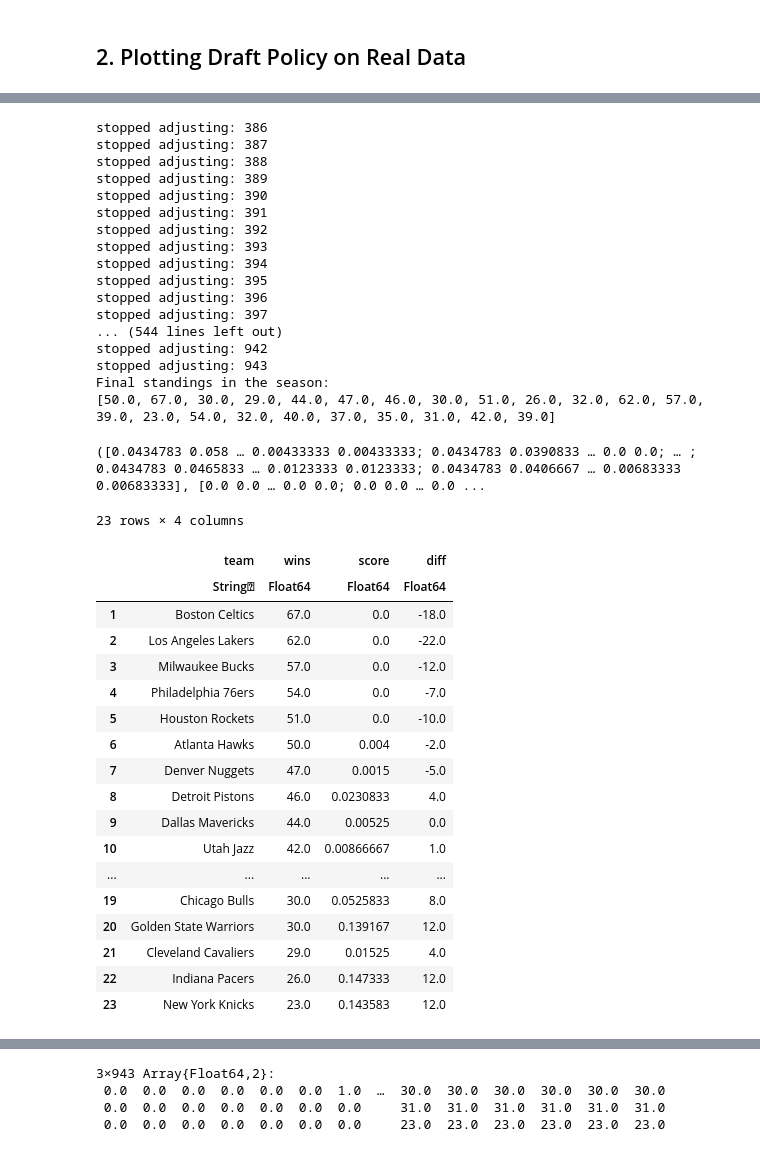
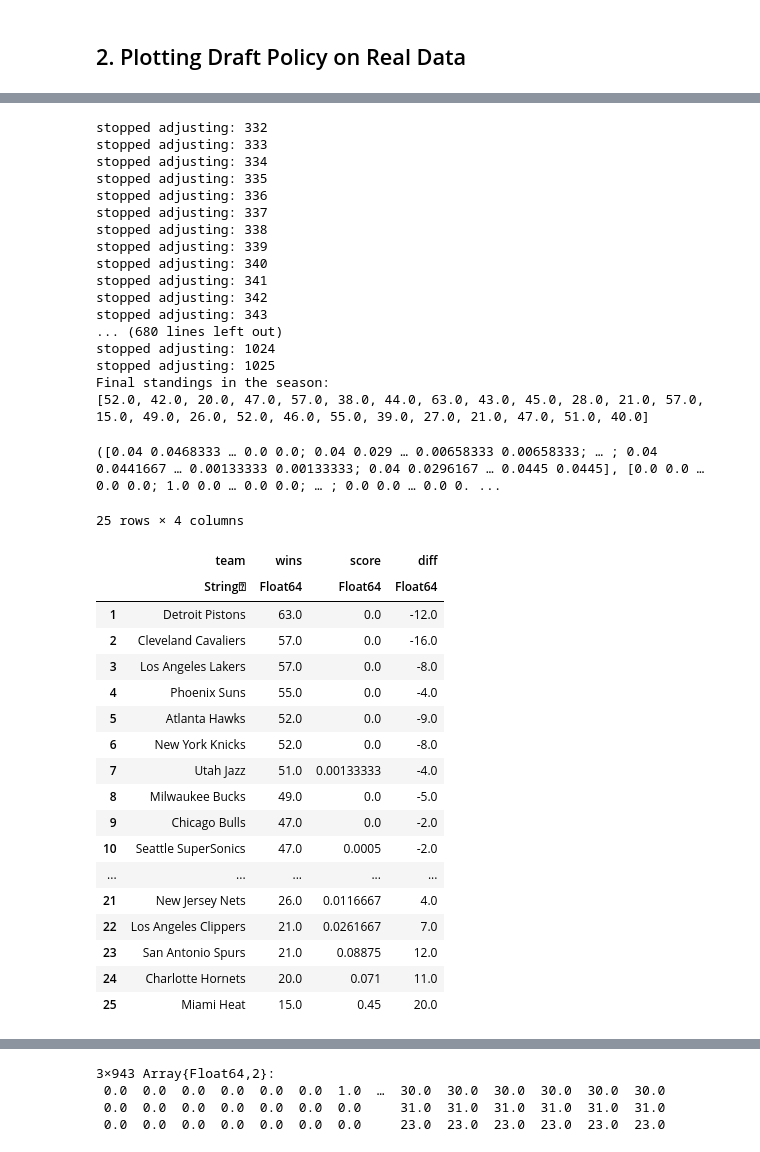
Before and after one commit to evanmunro/draft-policy, a Jupyter notebook: policy_analysis.ipynb, the cells around one changed output, grey strips where cells are left out. Saved outputs shown, nothing was run; the diff lists cells and outputs as text; code cells hidden in the pictures.

```diff
--- a/policy_analysis.ipynb
+++ b/policy_analysis.ipynb
@@ -51,7 +42,8 @@ plot(1:(size(dps,2)),transpose(dps),xlabel="Match",ylabel="Percentage",title="Dr
 # %% [markdown]
 ## 2. Plotting Draft Policy on Real Data
 # %%
-team_id = CSV.read("/Users/evanmunro/Documents/Github/draft-policy/data/cleaned/teams_1986.csv")
-season = CSV.read("/Users/evanmunro/Documents/Github/draft-policy/data/cleaned/season_1986.csv")
+#1985,1987,1988,1989
+team_id = CSV.read("/Users/evanmunro/Documents/Github/draft-policy/data/cleaned/teams_1989.csv")
+season = CSV.read("/Users/evanmunro/Documents/Github/draft-policy/data/cleaned/season_1989.csv")
 team_id
 # %% [output]
@@ -80,58 +72,53 @@ wins = convert(Array, season[:win])
 teams = convert(Array,team_id[:id])
 
 #0.5 had good results
-ys,wins,end_wins,losses=calculate_draft_rule(teams,matches,wins,repeat([1],length(teams)),12,10000)
+ys,wins,end_wins,losses=calculate_draft_rule(teams,matches,wins,repeat([1],length(teams)),16,10)
 # reduce at 69 when multiple=5
 # %% [output]
-stopped adjusting: 386
-stopped adjusting: 387
-stopped adjusting: 388
-stopped adjusting: 389
-stopped adjusting: 390
-stopped adjusting: 391
-stopped adjusting: 392
-stopped adjusting: 393
-stopped adjusting: 394
-stopped adjusting: 395
-stopped adjusting: 396
-stopped adjusting: 397
-... (544 lines left out)
-stopped adjusting: 942
-stopped adjusting: 943
+stopped adjusting: 332
+stopped adjusting: 333
+stopped adjusting: 334
+stopped adjusting: 335
+stopped adjusting: 336
+stopped adjusting: 337
+stopped adjusting: 338
+stopped adjusting: 339
+stopped adjusting: 340
+stopped adjusting: 341
+stopped adjusting: 342
+stopped adjusting: 343
+... (680 lines left out)
+stopped adjusting: 1024
+stopped adjusting: 1025
 Final standings in the season:
-[50.0, 67.0, 30.0, 29.0, 44.0, 47.0, 46.0, 30.0, 51.0, 26.0, 32.0, 62.0, 57.0, 39.0, 23.0, 54.0, 32.0, 40.0, 37.0, 35.0, 31.0, 42.0, 39.0]
+[52.0, 42.0, 20.0, 47.0, 57.0, 38.0, 44.0, 63.0, 43.0, 45.0, 28.0, 21.0, 57.0, 15.0, 49.0, 26.0, 52.0, 46.0, 55.0, 39.0, 27.0, 21.0, 47.0, 51.0, 40.0]
-([0.0434783 0.058 … 0.00433333 0.00433333; 0.0434783 0.0390833 … 0.0 0.0; … ; 0.0434783 0.0465833 … 0.0123333 0.0123333; 0.0434783 0.0406667 … 0.00683333 0.00683333], [0.0 0.0 … 0.0 0.0; 0.0 0.0 … 0.0 ...
+([0.04 0.0468333 … 0.0 0.0; 0.04 0.029 … 0.00658333 0.00658333; … ; 0.04 0.0441667 … 0.00133333 0.00133333; 0.04 0.0296167 … 0.0445 0.0445], [0.0 0.0 … 0.0 0.0; 1.0 0.0 … 0.0 0.0; … ; 0.0 0.0 … 0.0 0. ...
 # %%
-diff = cumsum(losses,dims=2)[:,943] - cumsum(wins,dims=2)[:,386]
+diff = cumsum(losses,dims=2)[:,332] - cumsum(wins,dims=2)[:,332]
 
 df = DataFrame(team = copy(team_id[:team]),wins = copy(end_wins),score = copy(ys[:,943]),diff=diff)
 sort!(df, (:wins), rev=(true))
 df
-
-#df[:score][13:23] .= df[:score][13:23] .+ sum(df[:score][1:12])/length(df[:score][13:23])
-#df[:score][1:12] .= 0
-#df[:score][13:23] = df[:score][13:23]./sum(df[:score][12:23])
-#df[13:23,:]
 # %% [output]
-23 rows × 4 columns
+25 rows × 4 columns
 |  | team | wins | score | diff |
 |  | String⍰ | Float64 | Float64 | Float64 |
-| 1 | Boston Celtics | 67.0 | 0.0 | -18.0 |
-| 2 | Los Angeles Lakers | 62.0 | 0.0 | -22.0 |
-| 3 | Milwaukee Bucks | 57.0 | 0.0 | -12.0 |
-| 4 | Philadelphia 76ers | 54.0 | 0.0 | -7.0 |
-| 5 | Houston Rockets | 51.0 | 0.0 | -10.0 |
-| 6 | Atlanta Hawks | 50.0 | 0.004 | -2.0 |
-| 7 | Denver Nuggets | 47.0 | 0.0015 | -5.0 |
-| 8 | Detroit Pistons | 46.0 | 0.0230833 | 4.0 |
-| 9 | Dallas Mavericks | 44.0 | 0.00525 | 0.0 |
-| 10 | Utah Jazz | 42.0 | 0.00866667 | 1.0 |
+| 1 | Detroit Pistons | 63.0 | 0.0 | -12.0 |
+| 2 | Cleveland Cavaliers | 57.0 | 0.0 | -16.0 |
+| 3 | Los Angeles Lakers | 57.0 | 0.0 | -8.0 |
+| 4 | Phoenix Suns | 55.0 | 0.0 | -4.0 |
+| 5 | Atlanta Hawks | 52.0 | 0.0 | -9.0 |
+| 6 | New York Knicks | 52.0 | 0.0 | -8.0 |
+| 7 | Utah Jazz | 51.0 | 0.00133333 | -4.0 |
+| 8 | Milwaukee Bucks | 49.0 | 0.0 | -5.0 |
+| 9 | Chicago Bulls | 47.0 | 0.0 | -2.0 |
+| 10 | Seattle SuperSonics | 47.0 | 0.0005 | -2.0 |
 | ... | ... | ... | ... | ... |
-| 19 | Chicago Bulls | 30.0 | 0.0525833 | 8.0 |
-| 20 | Golden State Warriors | 30.0 | 0.139167 | 12.0 |
-| 21 | Cleveland Cavaliers | 29.0 | 0.01525 | 4.0 |
-| 22 | Indiana Pacers | 26.0 | 0.147333 | 12.0 |
-| 23 | New York Knicks | 23.0 | 0.143583 | 12.0 |
+| 21 | New Jersey Nets | 26.0 | 0.0116667 | 4.0 |
+| 22 | Los Angeles Clippers | 21.0 | 0.0261667 | 7.0 |
+| 23 | San Antonio Spurs | 21.0 | 0.08875 | 12.0 |
+| 24 | Charlotte Hornets | 20.0 | 0.071 | 11.0 |
+| 25 | Miami Heat | 15.0 | 0.45 | 20.0 |
 # %%
 cumsum(losses,dims=2)
 # %% [output]
```
Also changed, not shown: parts of 5 cells of this notebook, 3 other files.
